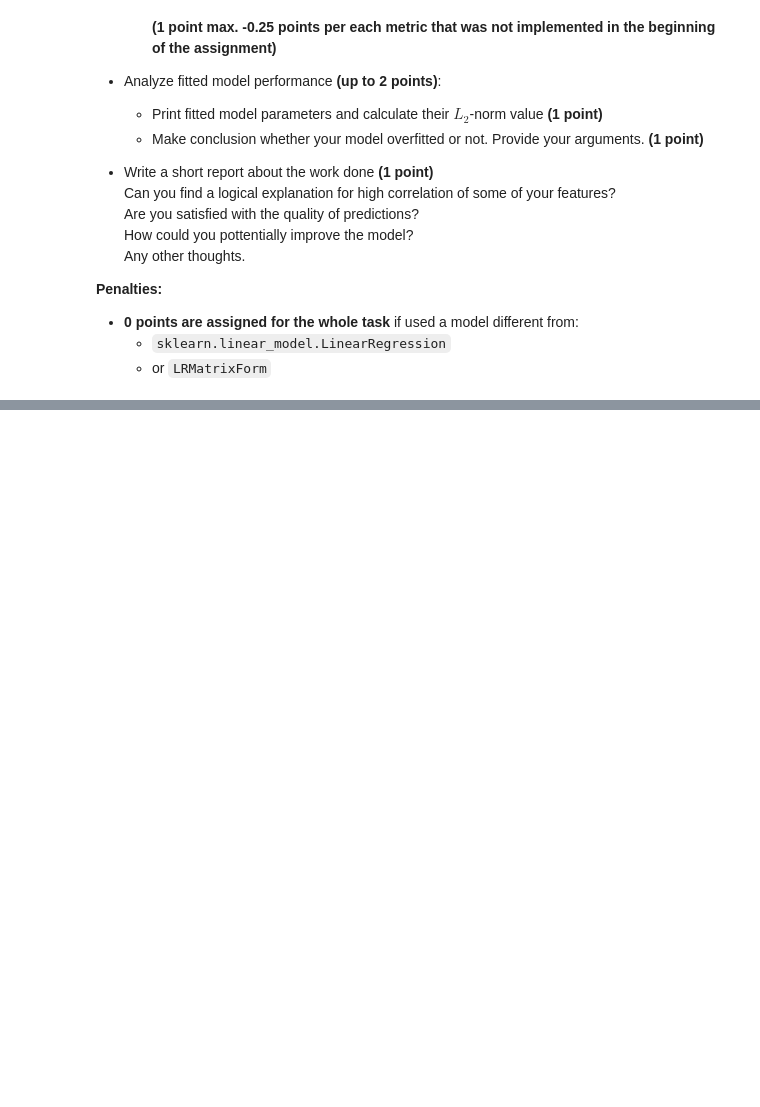
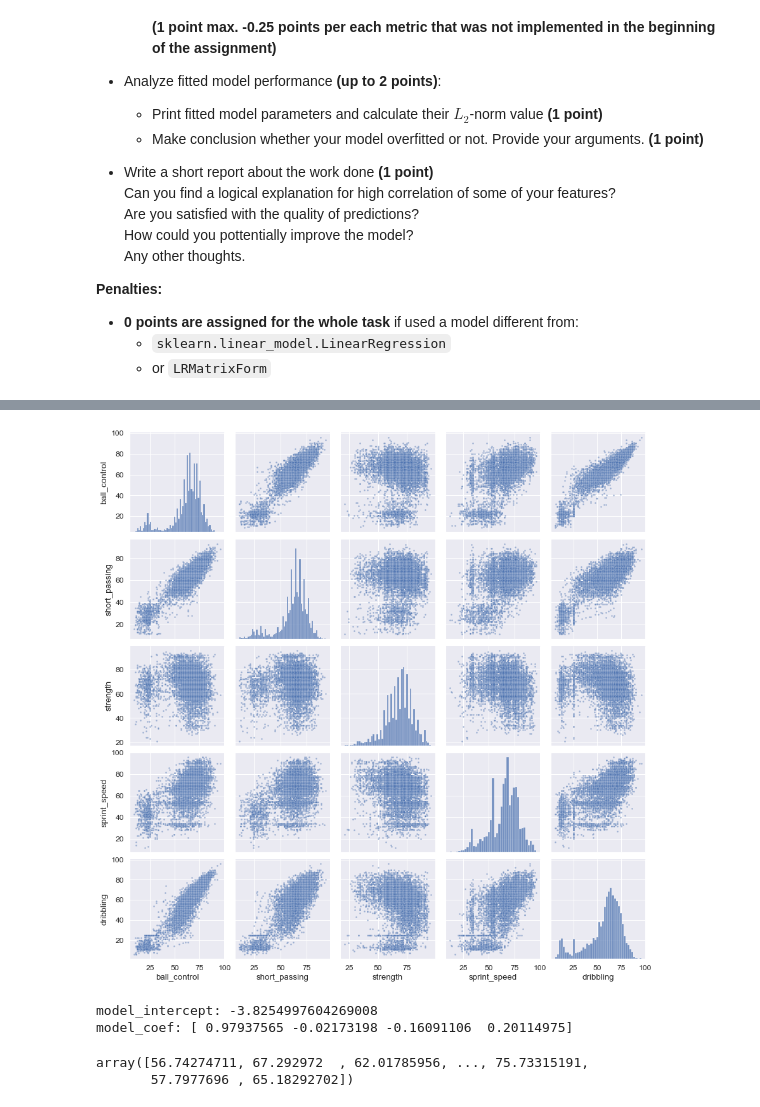
Before and after one commit to LaSegadora/rsschool_3_linear_regression, a Jupyter notebook: linear_regression.ipynb, the cells around one changed output, grey strips where cells are left out. Saved outputs shown, nothing was run; the diff lists cells and outputs as text; code cells hidden in the pictures; blank space fills up the shorter version.

```diff
--- a/linear_regression.ipynb
+++ b/linear_regression.ipynb
@@ -1598,0 +1653,7 @@ Steps you need to follow:
+# %%
+target = 'dribbling'
+features = ['ball_control', 'short_passing', 'strength', 'sprint_speed']
+x_train, y_train, x_test, y_test = get_train_test_data(features, target)
+# %%
+cols = features + [target]
+print(cols)
@@ -1598,0 +1675,4 @@ Steps you need to follow:
+# %%
+sns.pairplot(DF_TRAIN[cols], plot_kws={'s': 7, 'alpha': 0.5});
+# %% [output]
+[figure, added]
@@ -1598,0 +1682,14 @@ Steps you need to follow:
+# %%
+model_intercept = model.intercept_
+model_coef = model.coef_
+print(f'model_intercept: {model_intercept}')
+print(f'model_coef: {model_coef}')
+# %% [output]
+model_intercept: -3.8254997604269008
+model_coef: [ 0.97937565 -0.02173198 -0.16091106  0.20114975]
+# %%
+model_preds = model.predict(x_test)
+model_preds
+# %% [output]
+array([56.74274711, 67.292972  , 62.01785956, ..., 75.73315191,
+       57.7977696 , 65.18292702])
```
Also changed, not shown: parts of 33 cells of this notebook.
